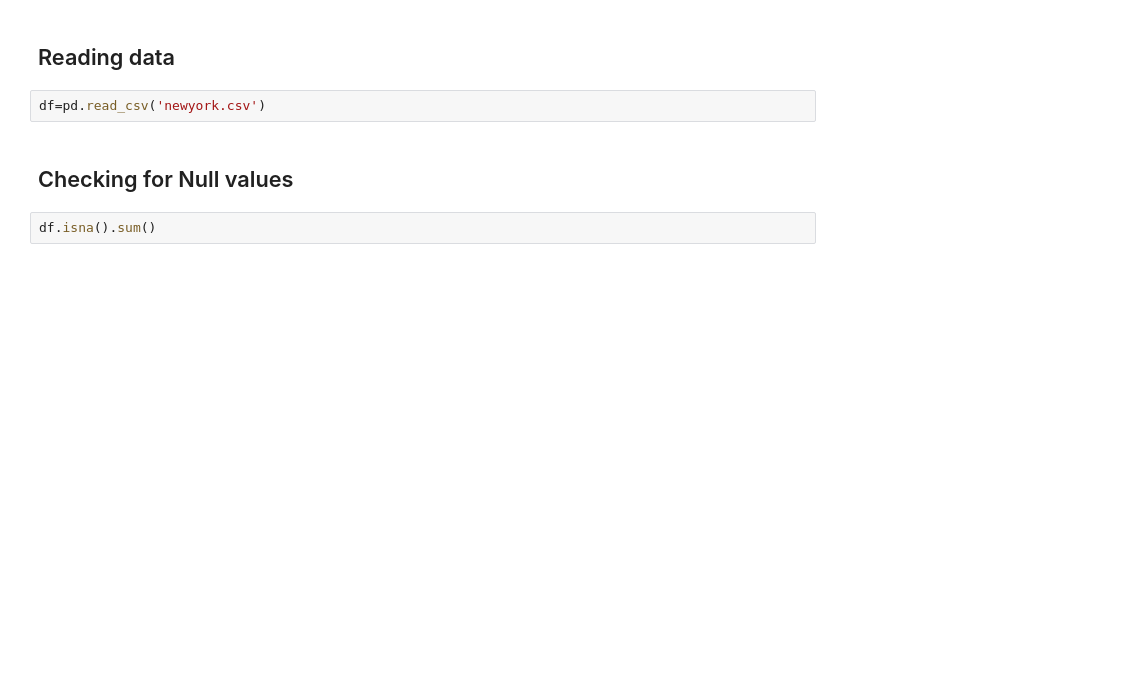
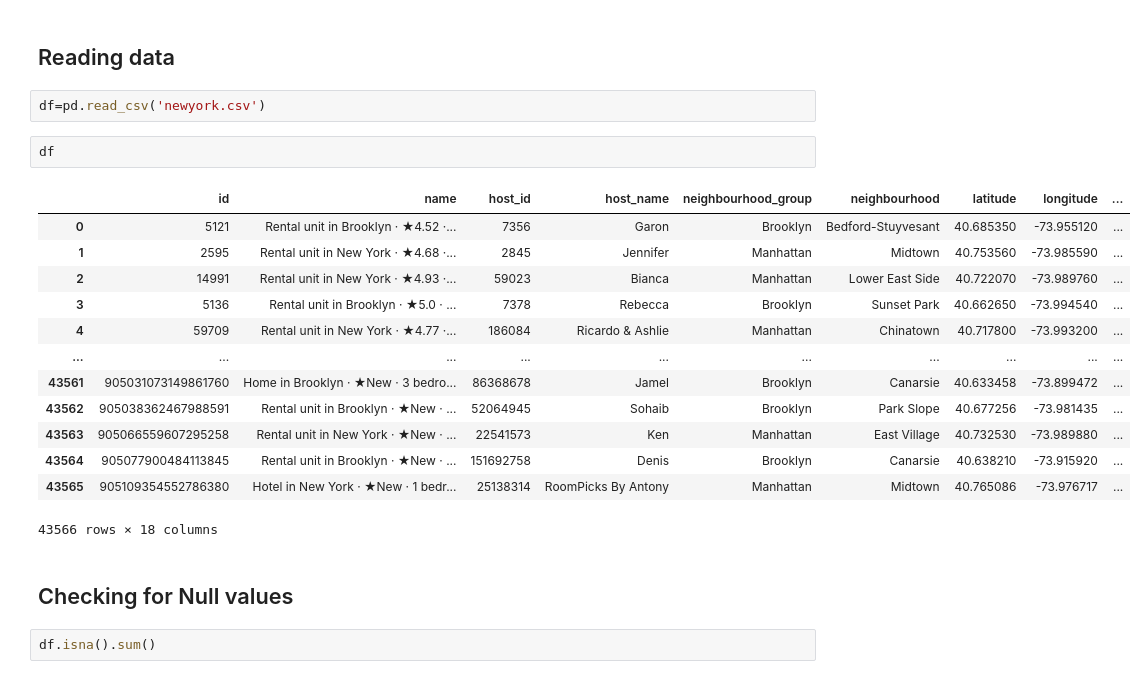
Before and after one commit to Sohilaeldally/EDA_projec3, a Jupyter notebook: EDA_Project3.ipynb, the cells around one changed output. Saved outputs shown, nothing was run; the diff lists cells and outputs as text; blank space fills up the shorter version.

```diff
--- a/EDA_Project3.ipynb
+++ b/EDA_Project3.ipynb
@@ -11,6 +11,22 @@ warnings.filterwarnings("ignore")
 ## Reading data
 # %%
 df=pd.read_csv('newyork.csv')
+# %%
+df
+# %% [output]
+|  | id | name | host_id | host_name | neighbourhood_group | neighbourhood | latitude | longitude | ... |
+| 0 | 5121 | Rental unit in Brooklyn · ★4.52 ·... | 7356 | Garon | Brooklyn | Bedford-Stuyvesant | 40.685350 | -73.955120 | ... |
+| 1 | 2595 | Rental unit in New York · ★4.68 ·... | 2845 | Jennifer | Manhattan | Midtown | 40.753560 | -73.985590 | ... |
+| 2 | 14991 | Rental unit in New York · ★4.93 ·... | 59023 | Bianca | Manhattan | Lower East Side | 40.722070 | -73.989760 | ... |
+| 3 | 5136 | Rental unit in Brooklyn · ★5.0 · ... | 7378 | Rebecca | Brooklyn | Sunset Park | 40.662650 | -73.994540 | ... |
+| 4 | 59709 | Rental unit in New York · ★4.77 ·... | 186084 | Ricardo & Ashlie | Manhattan | Chinatown | 40.717800 | -73.993200 | ... |
+| ... | ... | ... | ... | ... | ... | ... | ... | ... | ... |
+| 43561 | 905031073149861760 | Home in Brooklyn · ★New · 3 bedro... | 86368678 | Jamel | Brooklyn | Canarsie | 40.633458 | -73.899472 | ... |
+| 43562 | 905038362467988591 | Rental unit in Brooklyn · ★New · ... | 52064945 | Sohaib | Brooklyn | Park Slope | 40.677256 | -73.981435 | ... |
+| 43563 | 905066559607295258 | Rental unit in New York · ★New · ... | 22541573 | Ken | Manhattan | East Village | 40.732530 | -73.989880 | ... |
+| 43564 | 905077900484113845 | Rental unit in Brooklyn · ★New · ... | 151692758 | Denis | Brooklyn | Canarsie | 40.638210 | -73.915920 | ... |
+| 43565 | 905109354552786380 | Hotel in New York · ★New · 1 bedr... | 25138314 | RoomPicks By Antony | Manhattan | Midtown | 40.765086 | -73.976717 | ... |
+43566 rows × 18 columns
 # %% [markdown]
 ## Checking for Null values
 # %%
```
Also changed, not shown: parts of 27 cells of this notebook.
